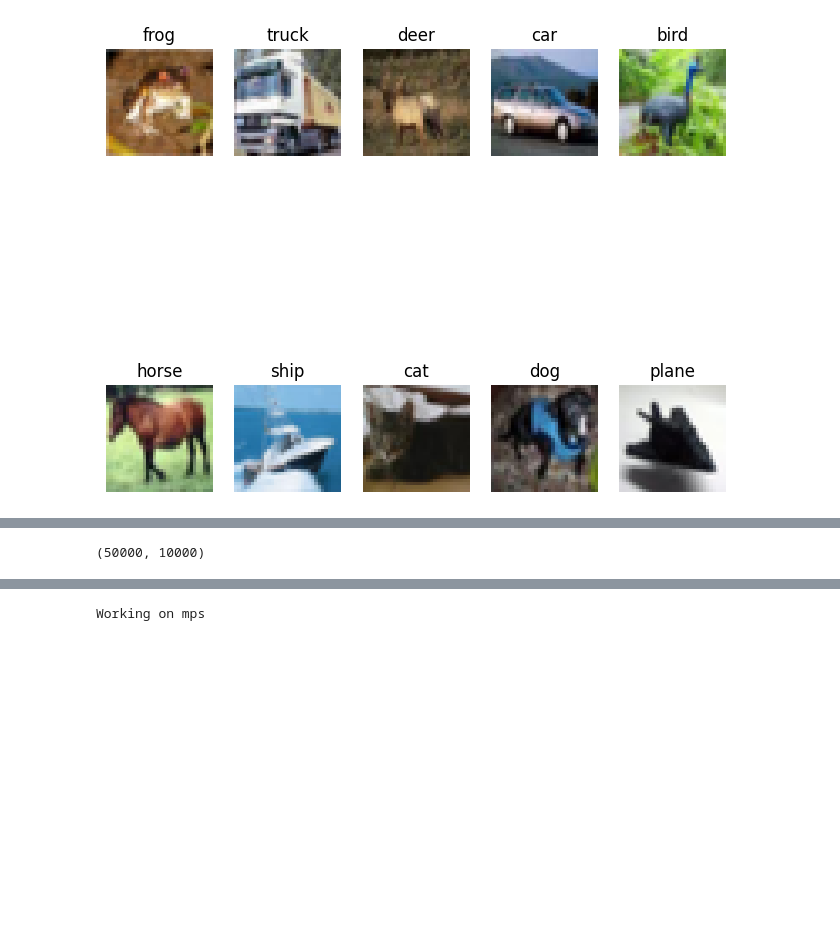
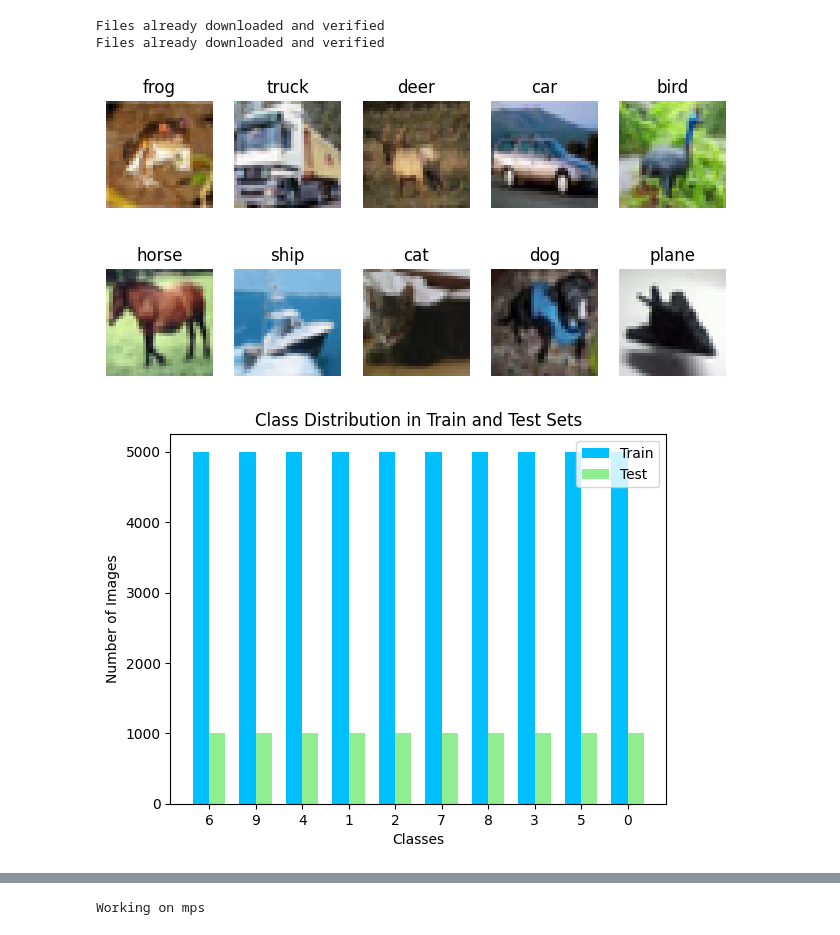
Before and after one commit to cricci3/DeepLearningLab, a Jupyter notebook: Assignment 2/Assignment2.ipynb, the cells around one changed output, grey strips where cells are left out. Saved outputs shown, nothing was run; the diff lists cells and outputs as text; code cells hidden in the pictures; blank space fills up the shorter version.

```diff
--- a/Assignment 2/Assignment2.ipynb
+++ b/Assignment 2/Assignment2.ipynb
@@ -47,25 +18,94 @@ classes_map = {
 # %%
-figure = plt.figure(figsize=(8, 8))
+'''
+Q2
+'''
+batch_size = 32
+
+transformer = transforms.Compose([transforms.ToTensor(), transforms.Normalize(mean=(0,0,0), std=(1,1,1))])
+
+dataset_train= datasets.CIFAR10(root='./data', train=True, download=True, transform=transformer)#transforms.ToTensor())
+trainloader = DataLoader(dataset_train, batch_size=batch_size, shuffle=True)
+
+dataset_test= datasets.CIFAR10(root='./data', train=False, download=True, transform=transformer)
+testloader = DataLoader(dataset_test, batch_size=len(dataset_test))
+
+classes_map = {
+    0 : 'plane',
+    1 : 'car',
+    2 : 'bird',
+    3 : 'cat',
+    4 : 'deer',
+    5 : 'dog',
+    6 : 'frog',
+    7 : 'horse',
+    8 : 'ship',
+    9 : 'truck'
+}
+
+figure = plt.figure(figsize=(8, 4))
 cols, rows = 5, 2
 
 # Creiamo un dizionario per tenere traccia delle immagini trovate per ogni classe
 class_examples = {}
 
 # Cerchiamo un esempio per ogni classe
 for i, (img, label) in enumerate(dataset_train):
+        # dataset return img, label
+        # enumerate return i
     if label not in class_examples and len(class_examples) < 10:
         class_examples[label] = img
     if len(class_examples) == 10:
         break
 
 # Plottiamo un'immagine per ogni classe
 for i, (label, img) in enumerate(class_examples.items(), 1):
     figure.add_subplot(rows, cols, i)
     img = img.permute(1, 2, 0)
     plt.title(classes_map[label])
     plt.axis("off")
     plt.imshow(img)
 
 plt.show()
+
+
+# Funzione per estrarre tutte le etichette dal dataloader
+def get_labels_from_loader(loader):
+    all_labels = []
+    for _, labels in loader:
+        all_labels.extend(labels.numpy())  # Estraiamo le etichette come array numpy
+    return np.array(all_labels)
+
+
+# Otteniamo le etichette da train e test e put them into an array
+train_label = get_labels_from_loader(trainloader)
+test_label = get_labels_from_loader(testloader)
+
+# Calcoliamo la distribuzione delle classi
+_, train_counts = np.unique(train_label, return_counts=True)
+_, test_counts = np.unique(test_label, return_counts=True)
+
+# Creiamo il grafico comparativo
+bar_width = 0.35
+index = np.arange(len(class_examples))
+
+plt.bar(index, train_counts, bar_width, label='Train', color='deepskyblue')
+plt.bar(index + bar_width, test_counts, bar_width, label='Test', color='lightgreen')
+
+plt.xlabel('Classes')
+plt.ylabel('Number of Images')
+plt.title('Class Distribution in Train and Test Sets')
+plt.xticks(index + bar_width / 2, class_examples)
+plt.legend()
+plt.show()
+
+# Stampiamo i valori
+print("\nNumero di immagini per classe:")
+print(f"{'Classe':<10} {'Training':<10} {'Test':<10}")
+print("-" * 30)
+for i in range(10):
+    print(f"{classes_map[i]:<10} {train_counts[i]:<10} {test_counts[i]:<10}")
 # %% [output]
+Files already downloaded and verified
+Files already downloaded and verified
-[figure, old version]
+[figure, new version]
+[figure, added]
@@ -72,4 +124,0 @@ plt.show()
-# %%
-len(dataset_train), len(dataset_test)
-# %% [output]
-(50000, 10000)
```
Also changed, not shown: parts of 15 cells of this notebook.
